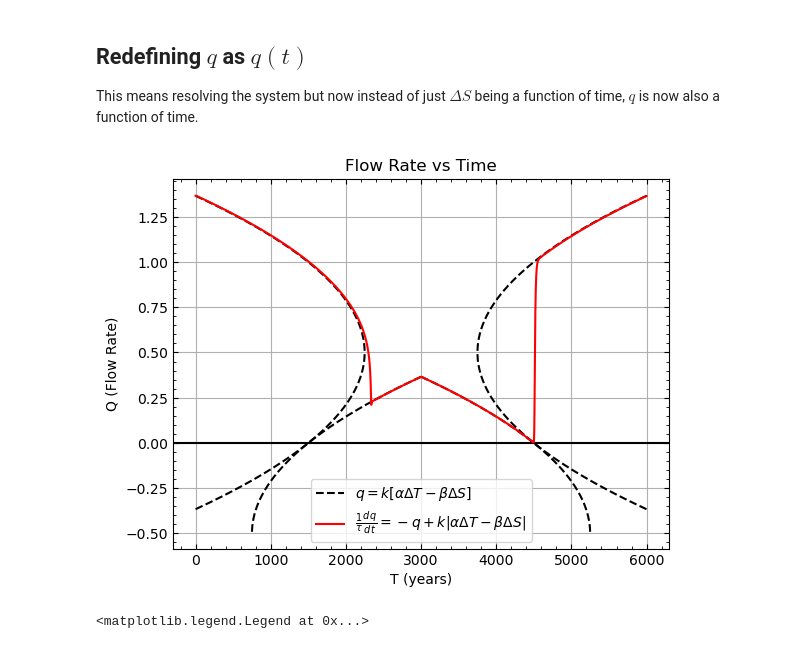
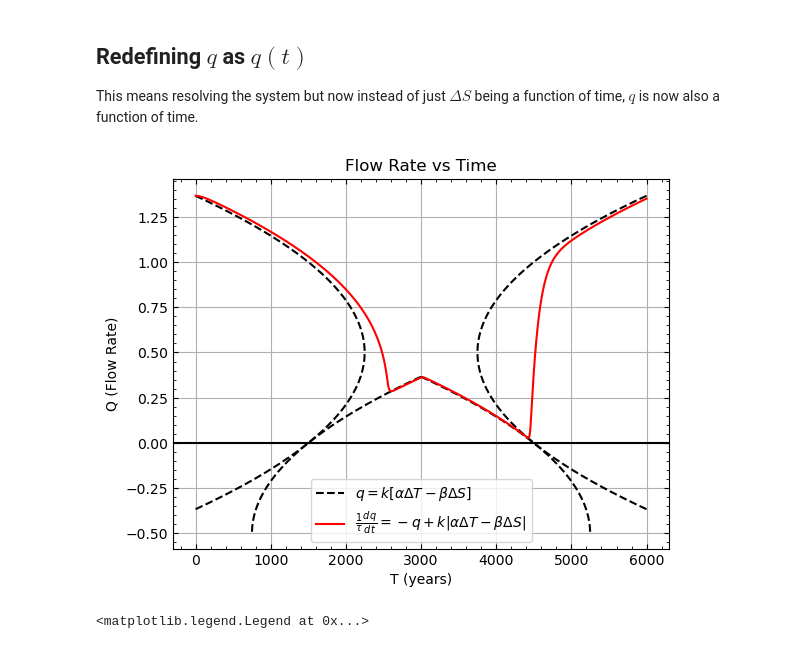
Before and after one commit to nsfuss/AMOC-Senior-Project, a Jupyter notebook: QvsT Modeling.ipynb, the cells around one changed output. Cells and saved outputs as stored; diff of their text form; code cells hidden in the pictures.

```diff
--- a/QvsT Modeling.ipynb
+++ b/QvsT Modeling.ipynb
@@ -59,6 +79,14 @@ plt.grid()
 
 This means resolving the system but now instead of just $\Delta S$ being a function of time, $q$ is now also a function of time.
 # %%
+def Hs(t, n, H_start, H_end):
+    dH = (H_end - H_start) / (n/2)
+    if t <= (n/2):
+        H = H_start + (dH * t)
+    elif t > (n/2):
+        H = H_end - (dH * (t-n/2))
+    return H
+
 def dqdtTest(t, y, args, n, H_start, H_end, tau):
     '''
     System of equation for AMOC with q, DS, and H as functions of time
@@ -73,12 +101,8 @@ def dqdtTest(t, y, args, n, H_start, H_end, tau):
     dydt: array same shape as y where dydt[i] is the time derivative of y[i]
     '''
     dydt = np.zeros_like(y)
-    dydt[0] = 2 * y[2] - 2 * np.absolute(y[1]) * y[0]
+    dydt[0] = 2 * Hs(t, n, H_start, H_end) - 2 * np.absolute(y[1]) * y[0]
     dydt[1] = (-y[1] + args[3] * np.absolute(args[1]*args[2] - args[0]*y[0])) / tau
-    if t < n/2:
-        dydt[2] = (H_end - H_start) / (n /2)
-    elif t > n/2:
-        dydt[2] = -(H_end - H_start) / (n /2)
 
     return dydt
 # %%
@@ -88,7 +112,7 @@ H_end = 2
 qinital = q0[0][0]
 DSinitial = dSi0 = Args[1]*Args[2] * (1/2 - np.sqrt(1/4 - H_start*Args[0]/(Args[3]*(Args[1]**2)*(Args[2]**2)))) / Args[0]
 
-y0 = np.array([DSinitial, qinital, H_start])
+y0 = np.array([DSinitial, qinital])
 
 sol = integ.solve_ivp(dqdtTest,(0,n),y0,atol=1e-12, rtol=1e-12, args=([Args, n, H_start, H_end, 10]), t_eval=(np.arange(n)))
 
@@ -100,26 +124,26 @@ sol3 = integ.solve_ivp(dqdtTest,(0,n),y0,atol=1e-12, rtol=1e-12, args=([Args, n,
 # %%
 
 
 plt.axhline(0, color='k')
 # Graphing the increasing and decreasing sections of calculations done with q = |
 
 plt.plot(times[0], q0[0] , color='k',ls='--',label=r'$q=k[\alpha \Delta T - \beta \Delta S]$')
 plt.plot(times[1], q0[1] , color='k',ls='--')
 plt.plot(times[2], q1[0], color='k',ls='--')
 plt.plot(times[3], q1[1], color='k',ls='--')
 plt.plot(times[4], q2[0], color='k',ls='--')
 plt.plot(times[5], q2[1], color='k',ls='--')
 
-plt.plot(sol.t, sol.y[1], color = 'r',label=r'$\frac{1}{\tau} \frac{dq}{dt}=-q + k|\alpha \Delta T - \beta \Delta S|$')
+plt.plot(sol1.t, sol1.y[1], color = 'r',label=r'$\frac{1}{\tau} \frac{dq}{dt}=-q + k|\alpha \Delta T - \beta \Delta S|$')
 #plt.xlim(2000,6000)
 plt.title('Flow Rate vs Time')
 plt.xlabel('T (years)')
 plt.ylabel('Q (Flow Rate)')
 plt.legend()
 plt.grid()
 #plt.legend()
 # %% [output]
-[figure, old version]
+[figure, new version]
 # %%
 # Setting up the plot with increasing H going left to right and decreasing H going right to left
 
```
Also changed, not shown: parts of 1 cell of this notebook.
